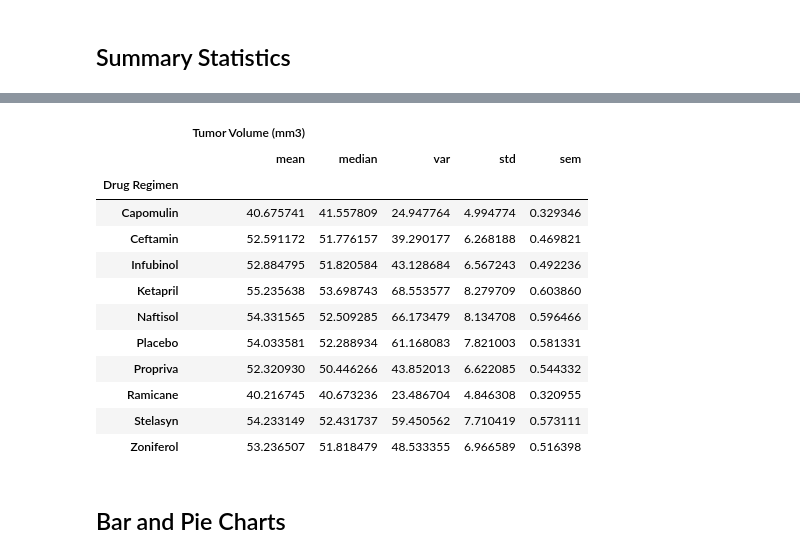
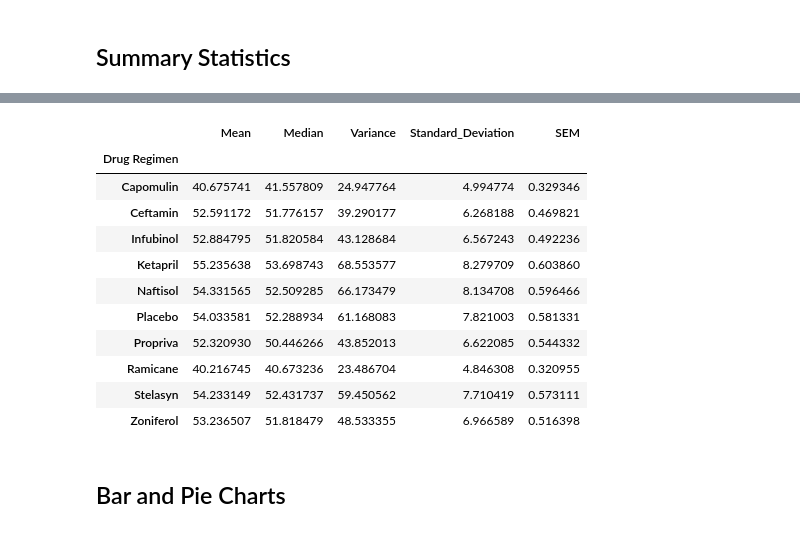
Before and after one commit to IlirHajdari/pymaceuticals, a Jupyter notebook: pymaceuticals_starter.ipynb, the cells around one changed output, grey strips where cells are left out. Saved outputs shown, nothing was run; the diff lists cells and outputs as text; code cells hidden in the pictures.

Commit message:
finished the summary stats section. Starting bar and pie charts.

```diff
--- a/pymaceuticals_starter.ipynb
+++ b/pymaceuticals_starter.ipynb
@@ -101,8 +102,8 @@ all_dupe_ids
 | 1592 | g989 | 35 | 62.570880 | 2 | Propriva | Female | 21 | ... |
 # %%
 # Create a clean DataFrame by dropping the duplicate mouse by its ID.
-cleaned_df = combined_data[combined_data['Mouse ID'] != 'g989']
-cleaned_df.head()
+cleaned_data_df = combined_data[combined_data['Mouse ID'] != 'g989']
+cleaned_data_df.head()
 # %% [output]
 |  | Mouse ID | Timepoint | Tumor Volume (mm3) | Metastatic Sites | Drug Regimen | Sex | Age_months | ... |
 | 0 | b128 | 0 | 45.0 | 0 | Capomulin | Female | 9 | ... |
@@ -140,11 +256,13 @@ cleaned_df['Mouse ID'].nunique() # If it means check number of unique mice, then
 # %%
 # A more advanced method to generate a summary statistics table of mean, median, variance, standard deviation,
 # and SEM of the tumor volume for each regimen (only one method is required in the solution)
 
 # Using the aggregation method, produce the same summary statistics in a single line
+summary_stats = cleaned_data_df.groupby('Drug Regimen')['Tumor Volume (mm3)'].agg(Mean='mean', Median='median', Variance='var', Standard_Deviation='std', SEM='sem')
+
+summary_stats
 # %% [output]
-|  | Tumor Volume (mm3) |  |  |  |  |
-|  | mean | median | var | std | sem |
+|  | Mean | Median | Variance | Standard_Deviation | SEM |
 | Drug Regimen |  |  |  |  |  |
 | Capomulin | 40.675741 | 41.557809 | 24.947764 | 4.994774 | 0.329346 |
 | Ceftamin | 52.591172 | 51.776157 | 39.290177 | 6.268188 | 0.469821 |
```
Also changed, not shown: parts of 11 cells of this notebook.
